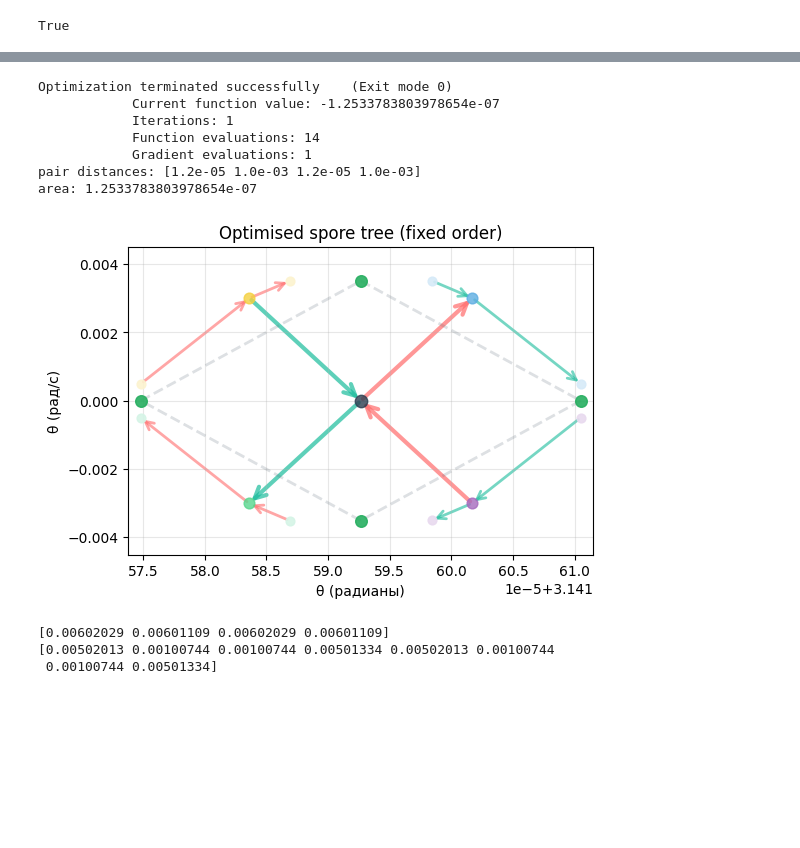
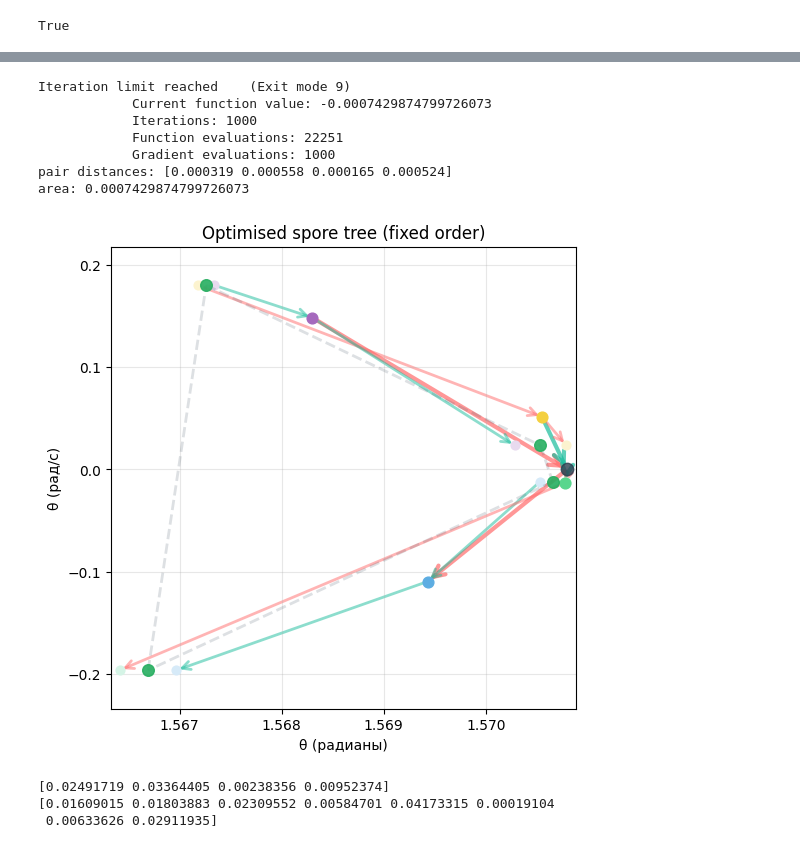
Before and after one commit to VladimirGunyavoy/tree_optimization, a Jupyter notebook: test_step1.ipynb, the cells around one changed output, grey strips where cells are left out. Cells and saved outputs as stored; diff of their text form; code cells hidden in the pictures; blank space fills up the shorter version.

```diff
--- a/test_step1.ipynb
+++ b/test_step1.ipynb
@@ -32,10 +32,11 @@ config = SporeTreeConfig()
 print("Дефолтная позиция:", config.initial_position)
 print("Дефолтный вектор dt:", config.get_default_dt_vector())
 
+init_position = np.array([np.pi/2, 0])
 # Создание с кастомными параметрами
 config_custom = SporeTreeConfig(
-    initial_position=np.array([0.5, 0.1]),
-    dt_base=0.002,
+    initial_position=init_position,
+    dt_base=0.0001,
     figure_size=(10, 10),
     dt_grandchildren_factor=0.1  # 1/10
 )
@@ -68,40 +69,59 @@ visualize_spore_tree(tree, "Тест")
 # %%
-bounds = [(0.001, 0.5)]*12  # дети / внуки
-init_guess = cfg.get_default_dt_vector()
+dt = 0.1
+cfg = SporeTreeConfig(
+    initial_position=init_position,
+    dt_base=dt,
+    figure_size=(6, 6),
+    dt_grandchildren_factor=0.1,
+)
+
+tree = SporeTree(pendulum, cfg)
+children = tree.create_children(show=False)
+grandchildren = tree.create_grandchildren(show=False)
+tree.sort_and_pair_grandchildren()
+tree.calculate_mean_points()
+
+
+bounds = [(0.00001, 0.05)]*12  # дети / внуки
+
+dt_children = np.ones(4) * dt
+dt_grandchildren = np.ones(8) * dt * 0.05
+
+init_guess = np.hstack((dt_children, dt_grandchildren))
 
 
 evaluator = TreeEvaluator(tree)
 
 def objective(dt_all):
     return -evaluator.area(dt_all)          # maximize area → minimise (-area)
 
-epsilon = 1e-3
+epsilon = 1e-5
 constraints = [
     {
         'type': 'ineq',
         'fun': (lambda idx: lambda v: epsilon - evaluator.pair_distances(v)[idx])(i)
     }
     for i in range(4)
 ]
 
 result = minimize(objective, init_guess, method='SLSQP',
                   bounds=bounds, constraints=constraints,
-                  options={'maxiter': 400, 'disp': True, 'eps': 1e-3})
+                  options={'maxiter': 1000, 'disp': True, 'eps': 1e-5})
 
 print("pair distances:", np.round(evaluator.pair_distances(result.x), 6))
 print("area:", -result.fun)
 visualize_spore_tree(tree, title="Optimised spore tree (fixed order)")
 print(result.x[:4])
 print(result.x[4:])
 # %% [output]
-Optimization terminated successfully    (Exit mode 0)
-            Current function value: -1.2533783803978654e-07
-            Iterations: 1
-            Function evaluations: 14
-            Gradient evaluations: 1
-pair distances: [1.2e-05 1.0e-03 1.2e-05 1.0e-03]
-area: 1.2533783803978654e-07
+Iteration limit reached    (Exit mode 9)
+            Current function value: -0.0007429874799726073
+            Iterations: 1000
+            Function evaluations: 22251
+            Gradient evaluations: 1000
+pair distances: [0.000319 0.000558 0.000165 0.000524]
+area: 0.0007429874799726073
-[figure, old version]
+[figure, new version]
-[0.00602029 0.00601109 0.00602029 0.00601109]
-[0.00502013 0.00100744 0.00100744 0.00501334 0.00502013 0.00100744
- 0.00100744 0.00501334]
+[0.02491719 0.03364405 0.00238356 0.00952374]
+[0.01609015 0.01803883 0.02309552 0.00584701 0.04173315 0.00019104
+ 0.00633626 0.02911935]
```
Also changed, not shown: parts of 1 cell of this notebook, 1 other file.
